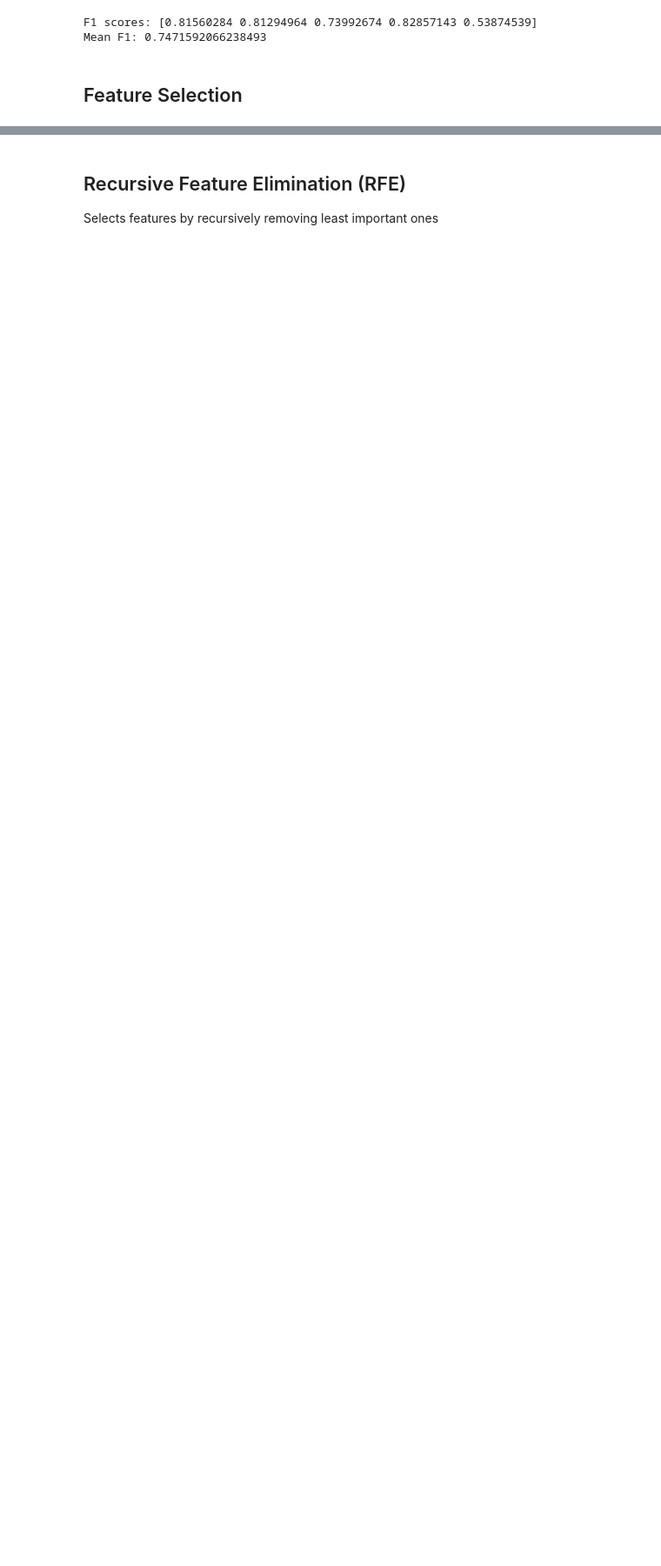
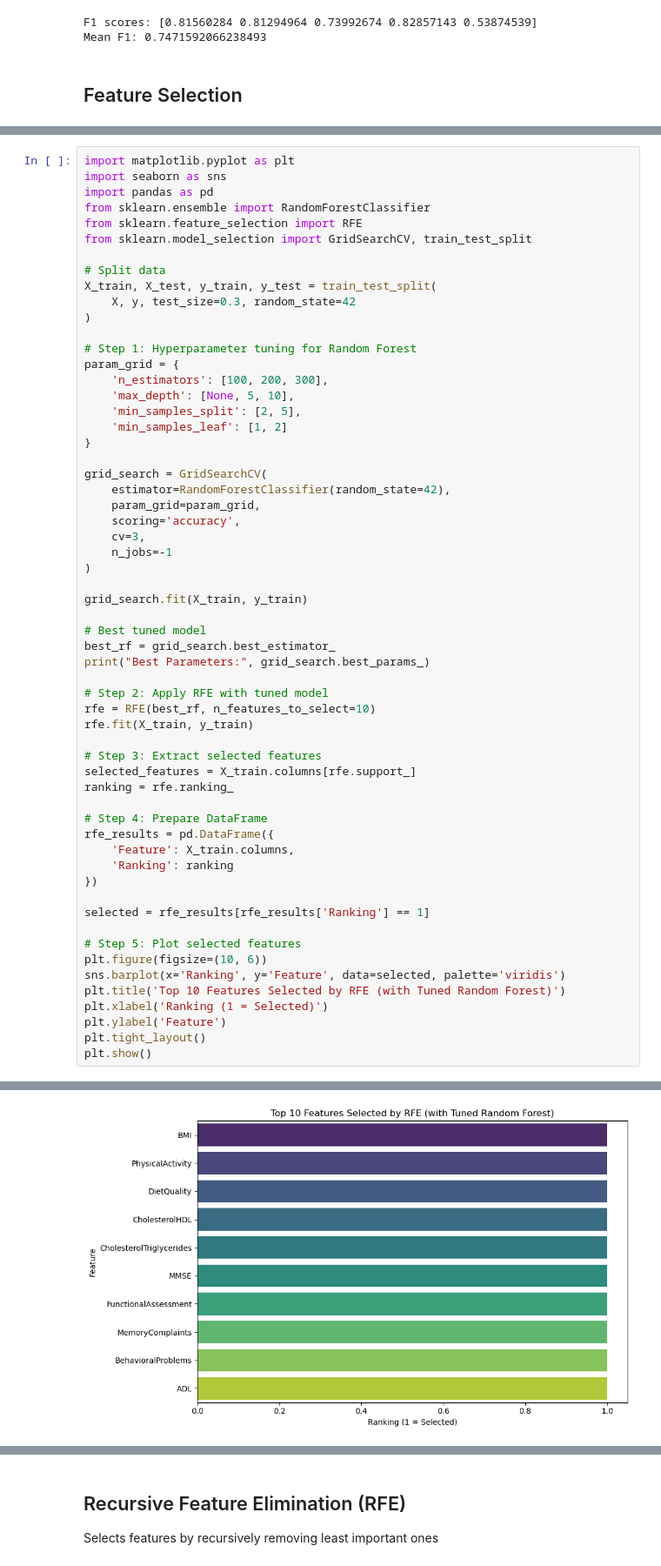
Before and after one commit to SadabAli/Alzheimer-s-Disease, a Jupyter notebook: DataBalanving_FeatureSelection.ipynb, the cells around one changed output, grey strips where cells are left out. Shown at 87% size. Saved outputs shown, nothing was run; the diff lists cells and outputs as text; blank space fills up the shorter version.

Commit message:
some extra work

```diff
--- a/DataBalanving_FeatureSelection.ipynb
+++ b/DataBalanving_FeatureSelection.ipynb
@@ -111,0 +166,60 @@ Mean F1: 0.7471592066238493
+# %%
+import matplotlib.pyplot as plt
+import seaborn as sns
+import pandas as pd
+from sklearn.ensemble import RandomForestClassifier
+from sklearn.feature_selection import RFE
+from sklearn.model_selection import GridSearchCV, train_test_split
+
+# Split data
+X_train, X_test, y_train, y_test = train_test_split(
+    X, y, test_size=0.3, random_state=42
+)
+
+# Step 1: Hyperparameter tuning for Random Forest
+param_grid = {
+    'n_estimators': [100, 200, 300],
+    'max_depth': [None, 5, 10],
+    'min_samples_split': [2, 5],
+    'min_samples_leaf': [1, 2]
+}
+
+grid_search = GridSearchCV(
+    estimator=RandomForestClassifier(random_state=42),
+    param_grid=param_grid,
+    scoring='accuracy',
+    cv=3,
+    n_jobs=-1
+)
+
+grid_search.fit(X_train, y_train)
+
+# Best tuned model
+best_rf = grid_search.best_estimator_
+print("Best Parameters:", grid_search.best_params_)
+
+# Step 2: Apply RFE with tuned model
+rfe = RFE(best_rf, n_features_to_select=10)
+rfe.fit(X_train, y_train)
+
+# Step 3: Extract selected features
+selected_features = X_train.columns[rfe.support_]
+ranking = rfe.ranking_
+
+# Step 4: Prepare DataFrame
+rfe_results = pd.DataFrame({
+    'Feature': X_train.columns,
+    'Ranking': ranking
+})
+
+selected = rfe_results[rfe_results['Ranking'] == 1]
+
+# Step 5: Plot selected features
+plt.figure(figsize=(10, 6))
+sns.barplot(x='Ranking', y='Feature', data=selected, palette='viridis')
+plt.title('Top 10 Features Selected by RFE (with Tuned Random Forest)')
+plt.xlabel('Ranking (1 = Selected)')
+plt.ylabel('Feature')
+plt.tight_layout()
+plt.show()
+# %% [output]
@@ -111,0 +227 @@ Mean F1: 0.7471592066238493
+[figure, added]
```
Also changed, not shown: parts of 8 cells of this notebook, 8 other files.
